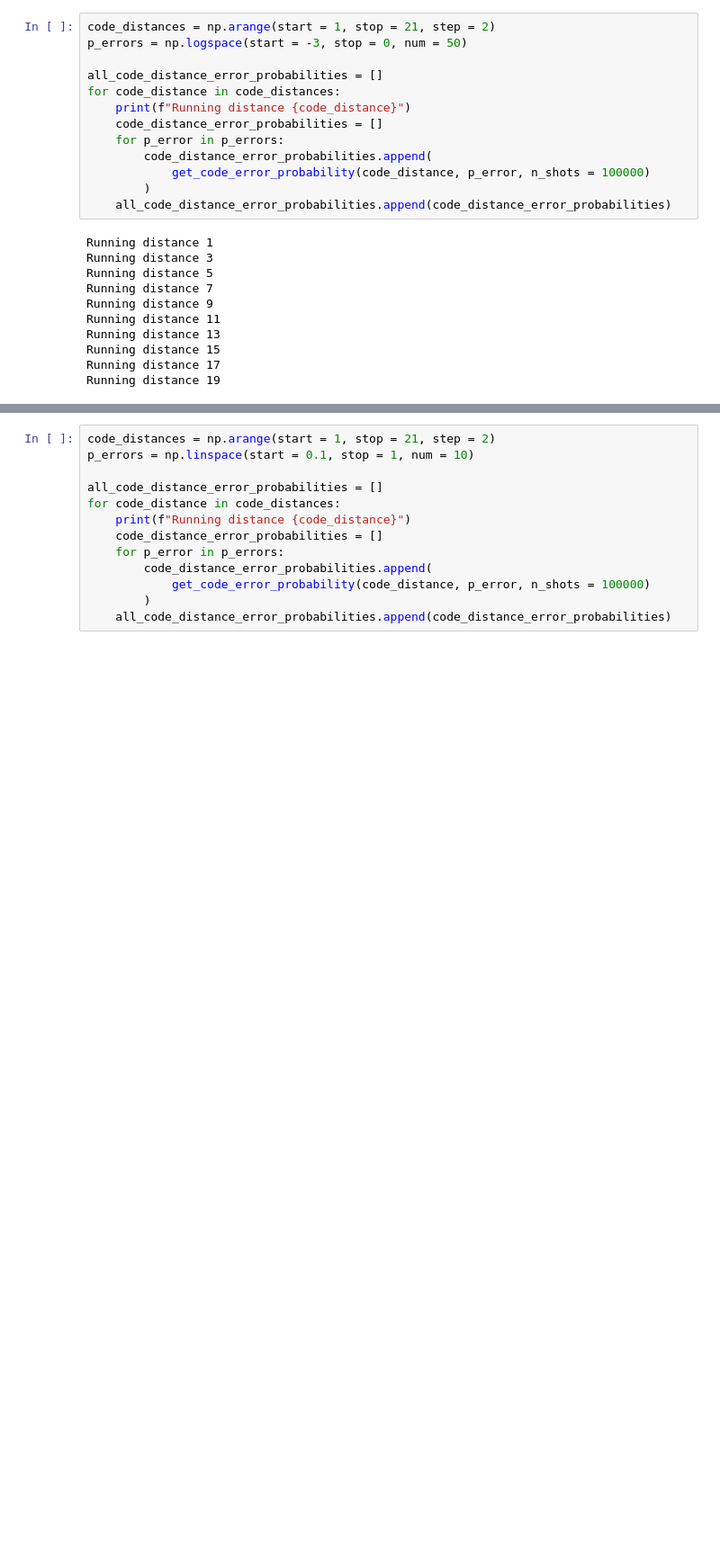
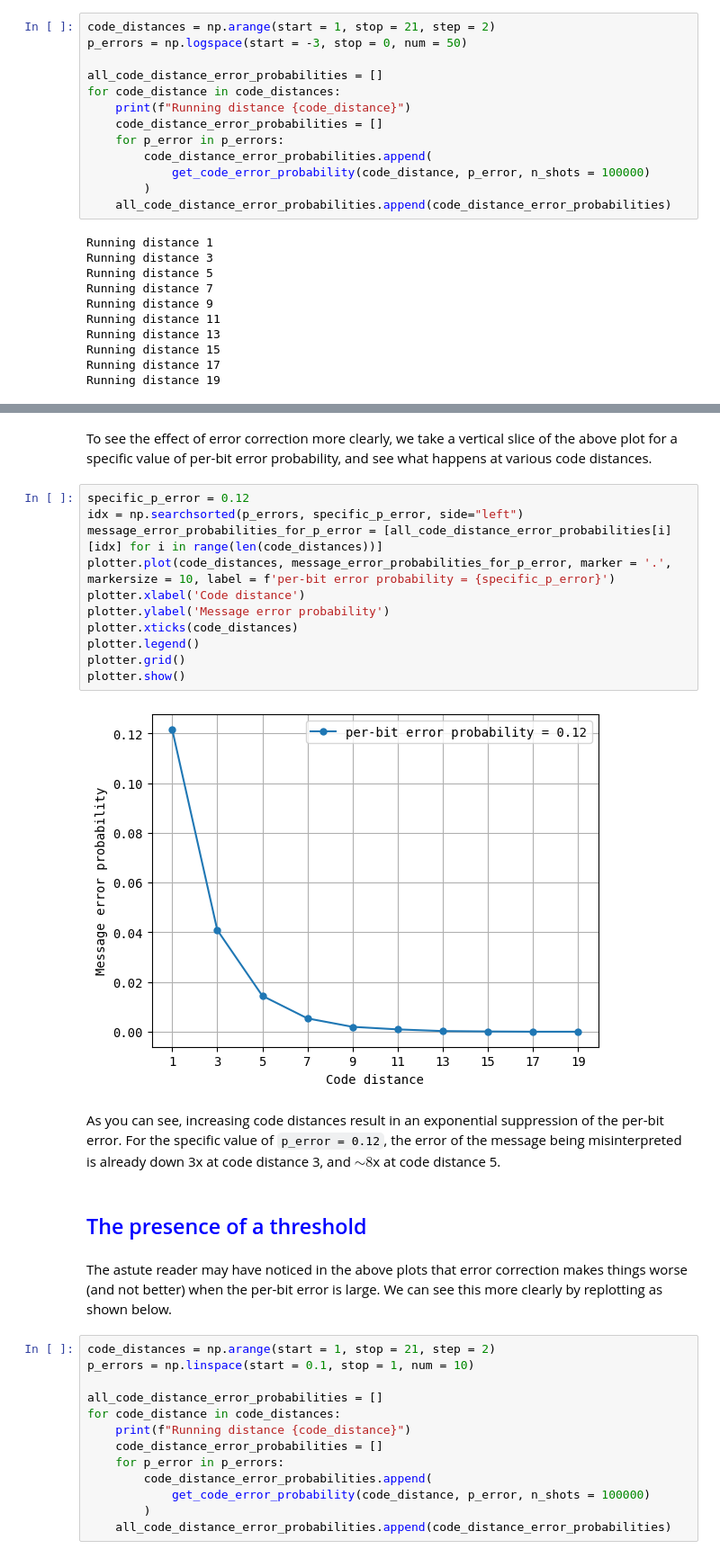
Before and after one commit to seunomonije/deltakit-textbook, a Jupyter notebook: docs/notebooks/ch1-intuition/classical-intuition.ipynb, the cells around one changed output, grey strips where cells are left out. Shown at 90% size. Cells and saved outputs as stored; diff of their text form; blank space fills up the shorter version.

```diff
--- a/docs/notebooks/ch1-intuition/classical-intuition.ipynb
+++ b/docs/notebooks/ch1-intuition/classical-intuition.ipynb
@@ -128,3 +127,24 @@ hv.HoloMap(
+# %% [markdown]
+To see the effect of error correction more clearly, we take a vertical slice of the above plot for a specific value of per-bit error probability, and see what happens at various code distances.
+# %%
+specific_p_error = 0.12
+idx = np.searchsorted(p_errors, specific_p_error, side="left")
+message_error_probabilities_for_p_error = [all_code_distance_error_probabilities[i][idx] for i in range(len(code_distances))]
+plotter.plot(code_distances, message_error_probabilities_for_p_error, marker = '.', markersize = 10, label = f'per-bit error probability = {specific_p_error}')
+plotter.xlabel('Code distance')
+plotter.ylabel('Message error probability')
+plotter.xticks(code_distances)
+plotter.legend()
+plotter.grid()
+plotter.show()
+# %% [output]
+[figure, added]
+# %% [markdown]
+As you can see, increasing code distances result in an exponential suppression of the per-bit error. For the specific value of `p_error = 0.12`, the error of the message being misinterpreted is already down 3x at code distance 3, and $\sim8$x at code distance 5.
+# %% [markdown]
+## <font color='blue'>The presence of a threshold</font>
+# %% [markdown]
+The astute reader may have noticed in the above plots that error correction makes things worse (and not better) when the per-bit error is large. We can see this more clearly by replotting as shown below.
 # %%
 code_distances = np.arange(start = 1, stop = 21, step = 2)
 p_errors = np.linspace(start = 0.1, stop = 1, num = 10)
```
Also changed, not shown: parts of 22 cells of this notebook, 6 other files.
